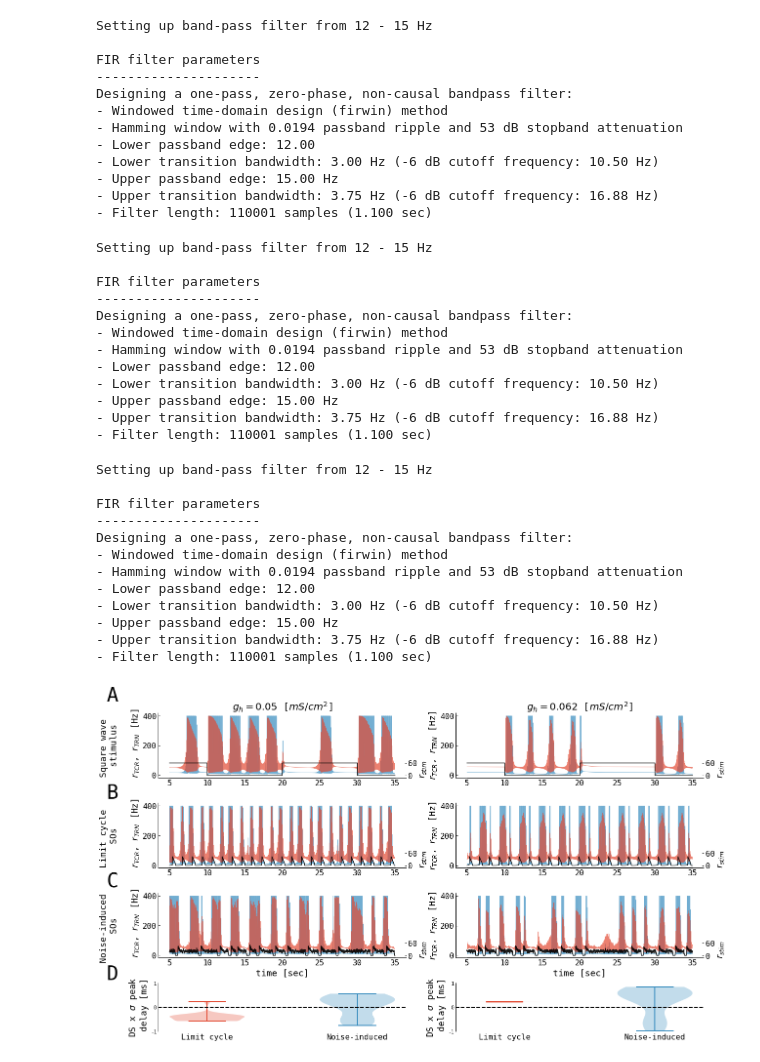
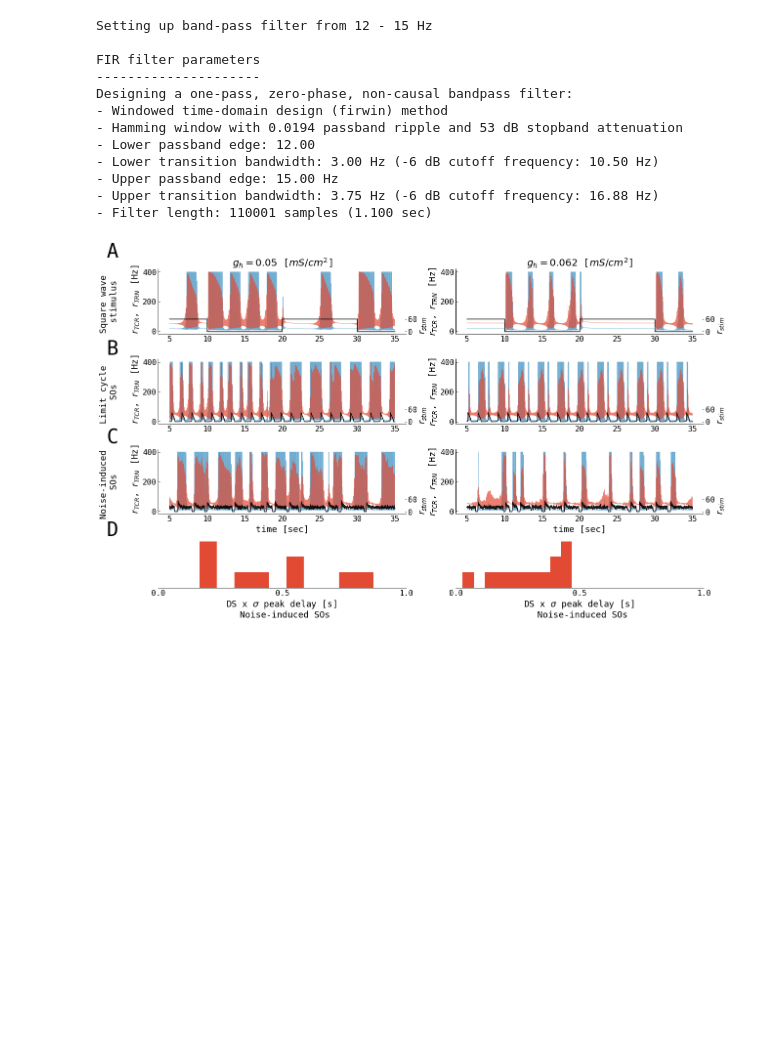
Before and after one commit to jajcayn/thalamocortical_model_study, a Jupyter notebook: fig6 - thalamus_square_stim_ts.ipynb, the cells around one changed output. Cells and saved outputs as stored; diff of their text form; code cells hidden in the pictures; blank space fills up the shorter version.

Commit message:
add delay peaks functiona and adapt fig6

```diff
--- a/fig6 - thalamus_square_stim_ts.ipynb
+++ b/fig6 - thalamus_square_stim_ts.ipynb
@@ -230,19 +206,22 @@ for noise in noises:
                 ax.set_ylabel(f"{subtitle} \n SOs \n\n $r_{{TCR}}$, $r_{{TRN}}$ [Hz]")
             else:
                 ax.set_ylabel("$r_{{TCR}}$, $r_{{TRN}}$ [Hz]")
-            pks_delay = ds_spindle_coupling(df)
-            ax = axs[-1, k]
-            ax.violinplot(pks_delay, [i])
-            ax.set_ylabel("DS x $\sigma$ peak \n delay [ms]")
-            ax.axhline(0.0, linestyle="--", color="k")
-            ax.set_ylim([-1.0, 1.0])
-            ax.set_yticklabels([-1, 0, 1], size=10)
-            sns.despine(ax=ax, bottom=True, right=True, left=False)
+            if aln_noise != 0.0:
+                pks_delay = down_state_to_spindle_pow_max_peak(
+                    df, return_ds_indices=False, max_delay_ds_spindle=1.0
+                )
+                ax = axs[-1, k]
+                ax.hist(pks_delay, bins=10)
+                sns.despine(ax=ax, bottom=False, left=True)
+                ax.set_xticks(np.arange(0, 1.1, 0.5))
+                ax.set_yticks([])
+                ax.set_xlim([0.0, 1.0])
+                ax.set_xlabel(f"DS x $\sigma$ peak delay [s] \n {subtitle} SOs")
             pbar.update(1)
 
-    for ax in axs[-1, :]:
-        ax.set_xticks([0, 1])
-        ax.set_xticklabels([subtit for _, _, subtit in aln_settings])
+    # for ax in axs[-1, :]:
+    #     ax.set_xticks([0, 1])
+    #     ax.set_xticklabels([subtit for _, _, subtit in aln_settings])
 
     for ax in axs[-3, :]:
         ax.set_xlabel("time [sec]")
@@ -292,55 +271,31 @@ for noise in noises:
             transparent=True,
             bbox_inches="tight",
         )
 
 pbar.close()
 # %% [output]
 Setting up band-pass filter from 12 - 15 Hz
 
 FIR filter parameters
 ---------------------
 Designing a one-pass, zero-phase, non-causal bandpass filter:
 - Windowed time-domain design (firwin) method
 - Hamming window with 0.0194 passband ripple and 53 dB stopband attenuation
 - Lower passband edge: 12.00
 - Lower transition bandwidth: 3.00 Hz (-6 dB cutoff frequency: 10.50 Hz)
 - Upper passband edge: 15.00 Hz
 - Upper transition bandwidth: 3.75 Hz (-6 dB cutoff frequency: 16.88 Hz)
 - Filter length: 110001 samples (1.100 sec)
 Setting up band-pass filter from 12 - 15 Hz
 
 FIR filter parameters
 ---------------------
 Designing a one-pass, zero-phase, non-causal bandpass filter:
 - Windowed time-domain design (firwin) method
 - Hamming window with 0.0194 passband ripple and 53 dB stopband attenuation
 - Lower passband edge: 12.00
 - Lower transition bandwidth: 3.00 Hz (-6 dB cutoff frequency: 10.50 Hz)
 - Upper passband edge: 15.00 Hz
 - Upper transition bandwidth: 3.75 Hz (-6 dB cutoff frequency: 16.88 Hz)
 - Filter length: 110001 samples (1.100 sec)
-Setting up band-pass filter from 12 - 15 Hz
-
-FIR filter parameters
----------------------
-Designing a one-pass, zero-phase, non-causal bandpass filter:
-- Windowed time-domain design (firwin) method
-- Hamming window with 0.0194 passband ripple and 53 dB stopband attenuation
-- Lower passband edge: 12.00
-- Lower transition bandwidth: 3.00 Hz (-6 dB cutoff frequency: 10.50 Hz)
-- Upper passband edge: 15.00 Hz
-- Upper transition bandwidth: 3.75 Hz (-6 dB cutoff frequency: 16.88 Hz)
-- Filter length: 110001 samples (1.100 sec)
-Setting up band-pass filter from 12 - 15 Hz
-
-FIR filter parameters
----------------------
-Designing a one-pass, zero-phase, non-causal bandpass filter:
-- Windowed time-domain design (firwin) method
-- Hamming window with 0.0194 passband ripple and 53 dB stopband attenuation
-- Lower passband edge: 12.00
-- Lower transition bandwidth: 3.00 Hz (-6 dB cutoff frequency: 10.50 Hz)
-- Upper passband edge: 15.00 Hz
-- Upper transition bandwidth: 3.75 Hz (-6 dB cutoff frequency: 16.88 Hz)
-- Filter length: 110001 samples (1.100 sec)
-[figure, old version]
+[figure, new version]
```
Also changed, not shown: parts of 2 cells of this notebook, 1 other file.
